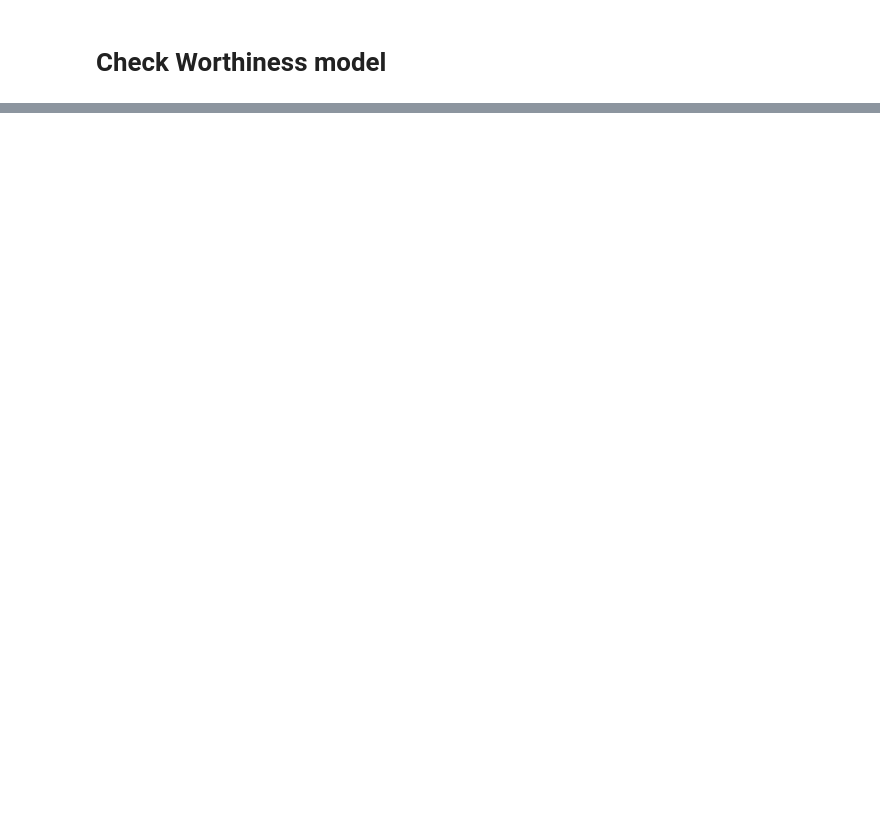
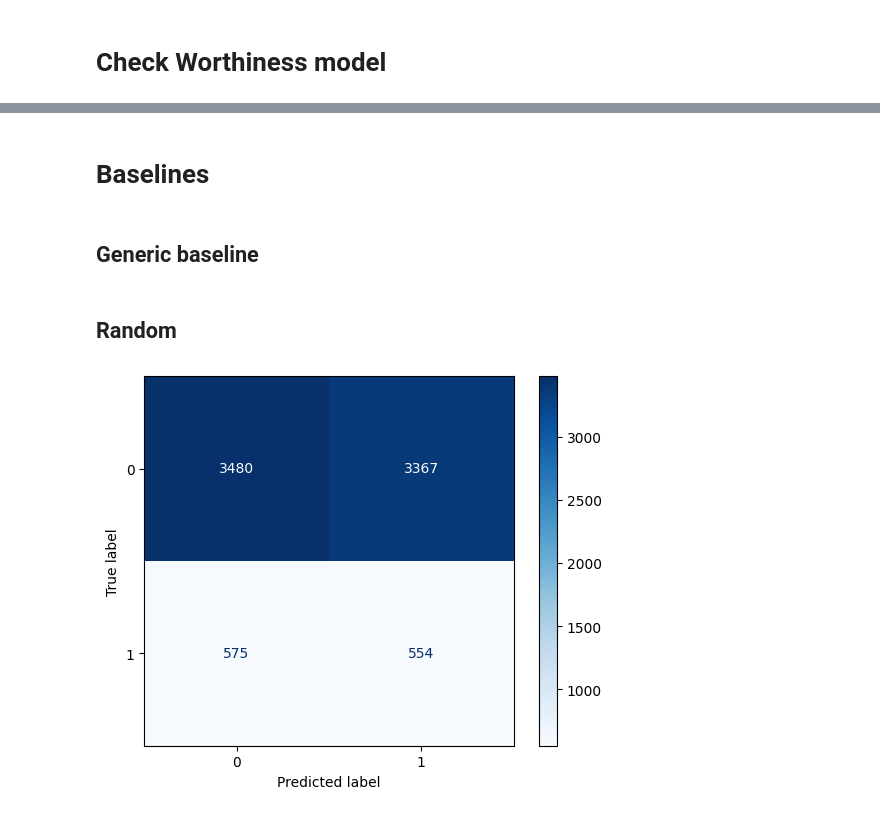
Before and after one commit to galopianciola/check-worthiness-project, a Jupyter notebook: main.ipynb, the cells around one changed output, grey strips where cells are left out. Drawn from its saved outputs; the diff is of its cells as text; code cells hidden in the pictures; blank space fills up the shorter version.

Commit message:
added all baseline models except logistic regression

```diff
--- a/main.ipynb
+++ b/main.ipynb
@@ -69,0 +140,4 @@ ModuleNotFoundError: No module named 'scorer'
+# %% [markdown]
+# Baselines
+# %% [markdown]
+## Generic baseline
@@ -69,0 +147,28 @@ ModuleNotFoundError: No module named 'scorer'
+# %%
+def generate_confusion_matrix(y_true, y_pred, labels):
+    cm = confusion_matrix(y_true, y_pred)
+    disp = ConfusionMatrixDisplay(
+        confusion_matrix=cm,
+        display_labels=labels
+    )
+    disp.plot(cmap='Blues')
+    plt.show()
+# %%
+def run_baseline(pipeline, data_fpath, test_fpath, results_fpath, model_name):
+    '''Works for every pipeline (or classifier) received by parameter.'''
+    train_df = pd.read_csv(data_fpath)
+    test_df = pd.read_csv(test_fpath)
+
+    pipeline.fit(train_df['tweet_text'], train_df['class_label'])
+
+    with open(results_fpath, "w") as results_file:
+        predicted = pipeline.predict(test_df['tweet_text'])
+        results_file.write("tweet_id\tclass_label\trun_id\n")
+
+        for i, line in test_df.iterrows():
+            label = predicted[i]
+            results_file.write("{}\t{}\t{}\n".format(line["tweet_id"], label, model_name))
+
+    generate_confusion_matrix(test_df['class_label'], predicted, pipeline.classes_)
+# %% [markdown]
+## Random
@@ -69,0 +177,10 @@ ModuleNotFoundError: No module named 'scorer'
+# %%
+run_baseline(
+    pipeline=DummyClassifier(strategy="uniform", random_state=44),
+    data_fpath='data/test.csv',
+    test_fpath='data/test.csv',
+    results_fpath='data/results_random.csv',
+    model_name='random'
+)
+# %% [output]
+[figure, added]
```
Also changed, not shown: parts of 31 cells of this notebook, 4 other files.
